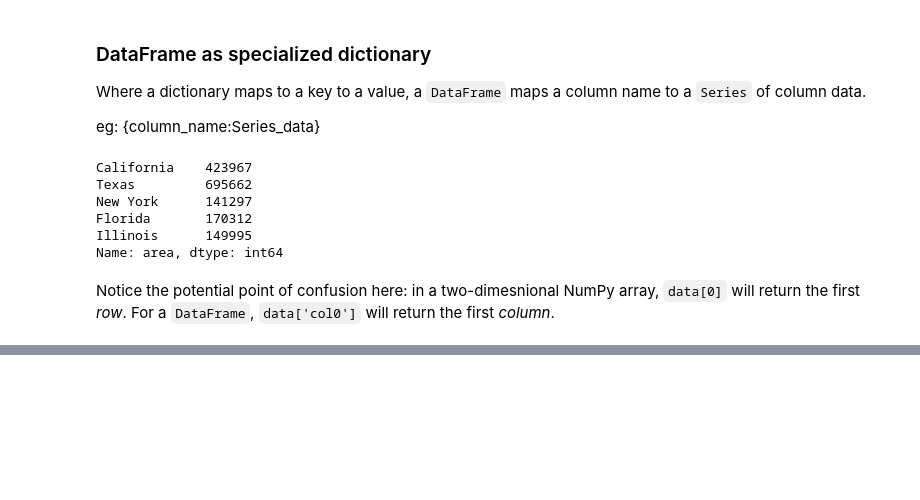
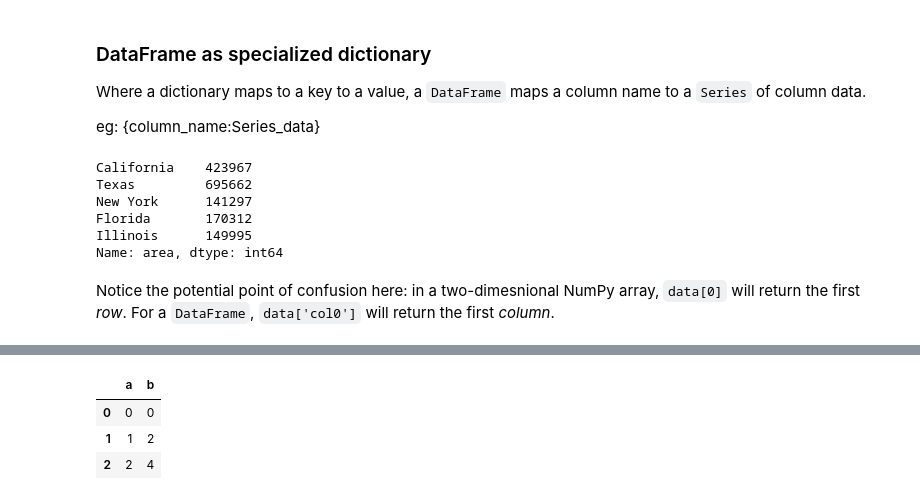
Before and after one commit to Laishuxin/python_data_science, a Jupyter notebook: 05.01_Introducing_Pandas_Objects.ipynb, the cells around one changed output, grey strips where cells are left out. Drawn from its saved outputs; the diff is of its cells as text; code cells hidden in the pictures; blank space fills up the shorter version.

```diff
--- a/05.01_Introducing_Pandas_Objects.ipynb
+++ b/05.01_Introducing_Pandas_Objects.ipynb
@@ -185,0 +219,7 @@ Notice the potential point of confusion here: in a two-dimesnional NumPy array,
+# %%
+pd.DataFrame(data)
+# %% [output]
+|  | a | b |
+| 0 | 0 | 0 |
+| 1 | 1 | 2 |
+| 2 | 2 | 4 |
```
Also changed, not shown: parts of 35 cells of this notebook.
